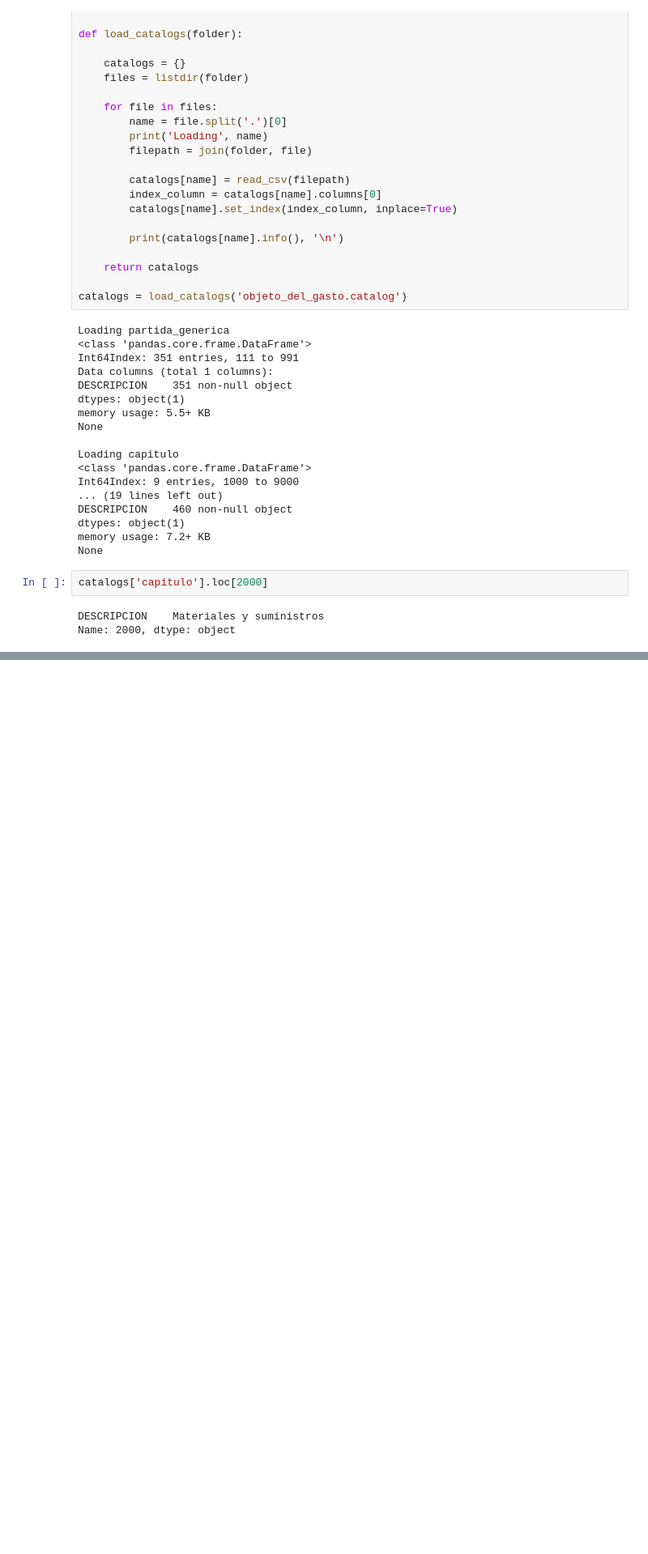
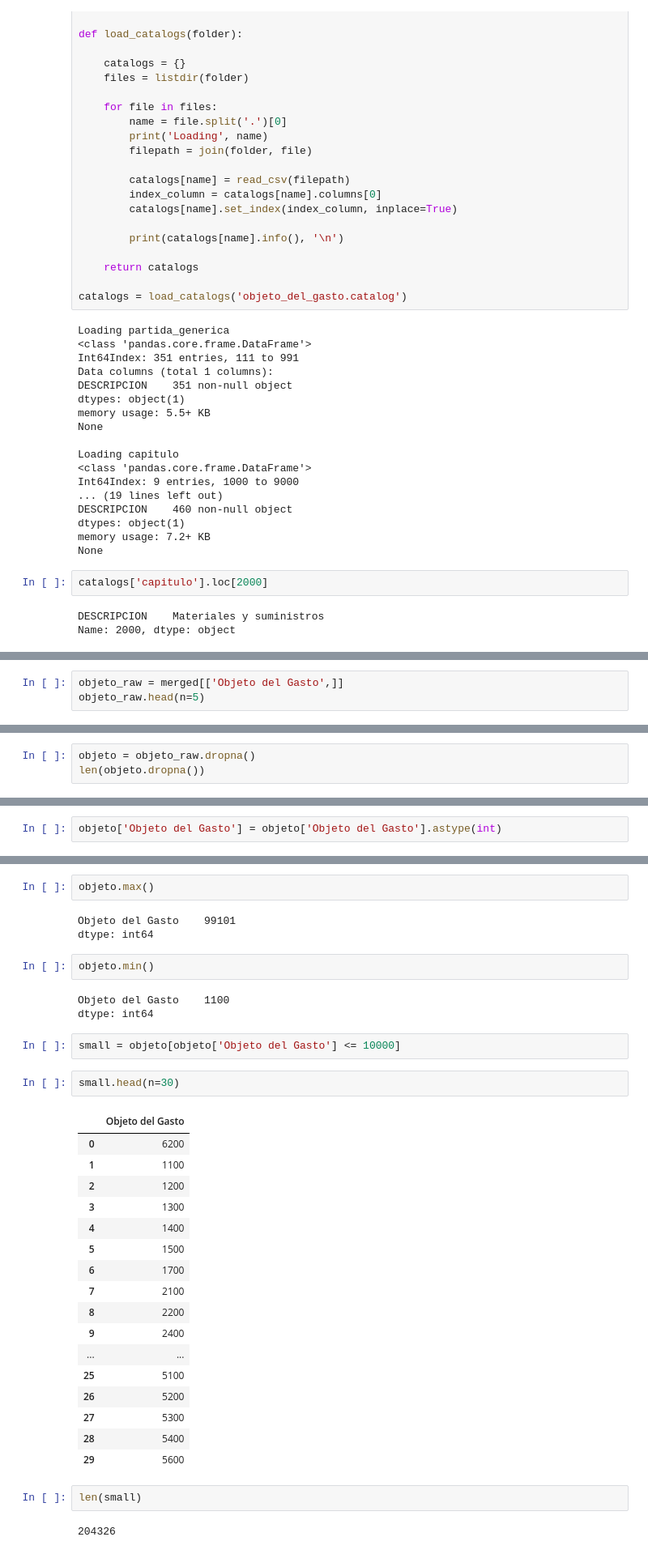
Before and after one commit to os-data/mexican-federal-budget, a Jupyter notebook: sandbox/objeto_del_gasto_catalog.ipynb, the cells around one changed output, grey strips where cells are left out. Shown at 81% size. Saved outputs shown, nothing was run; the diff lists cells and outputs as text; blank space fills up the shorter version.

```diff
--- a/sandbox/objeto_del_gasto_catalog.ipynb
+++ b/sandbox/objeto_del_gasto_catalog.ipynb
@@ -202,0 +293,3 @@ Name: 2000, dtype: object
+# %%
+objeto_raw = merged[['Objeto del Gasto',]]
+objeto_raw.head(n=5)
@@ -202,0 +307,3 @@ Name: 2000, dtype: object
+# %%
+objeto = objeto_raw.dropna()
+len(objeto.dropna())
@@ -202,0 +321,2 @@ Name: 2000, dtype: object
+# %%
+objeto['Objeto del Gasto'] = objeto['Objeto del Gasto'].astype(int)
@@ -202,0 +345,36 @@ Name: 2000, dtype: object
+# %%
+objeto.max()
+# %% [output]
+Objeto del Gasto    99101
+dtype: int64
+# %%
+objeto.min()
+# %% [output]
+Objeto del Gasto    1100
+dtype: int64
+# %%
+small = objeto[objeto['Objeto del Gasto'] <= 10000]
+# %%
+small.head(n=30)
+# %% [output]
+|  | Objeto del Gasto |
+| 0 | 6200 |
+| 1 | 1100 |
+| 2 | 1200 |
+| 3 | 1300 |
+| 4 | 1400 |
+| 5 | 1500 |
+| 6 | 1700 |
+| 7 | 2100 |
+| 8 | 2200 |
+| 9 | 2400 |
+| ... | ... |
+| 25 | 5100 |
+| 26 | 5200 |
+| 27 | 5300 |
+| 28 | 5400 |
+| 29 | 5600 |
+# %%
+len(small)
+# %% [output]
+204326
```
Also changed, not shown: parts of 23 cells of this notebook, 2 other files.
